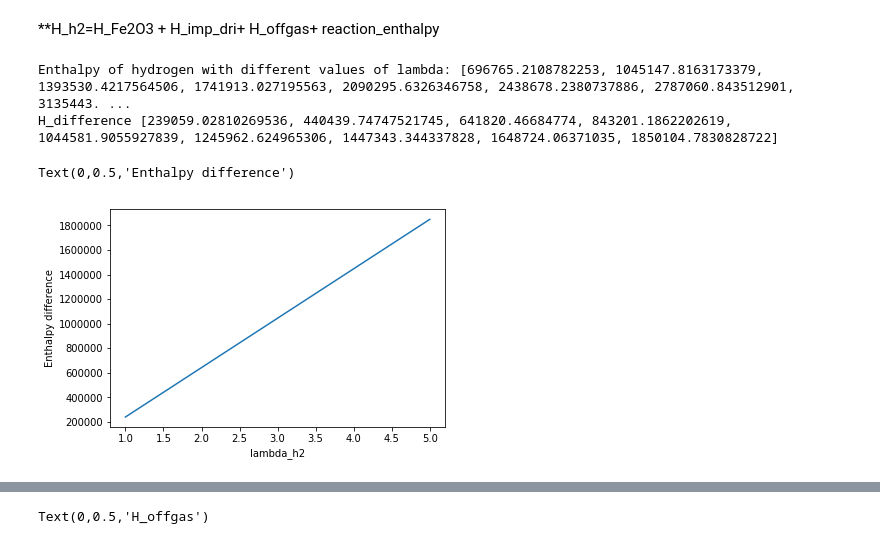
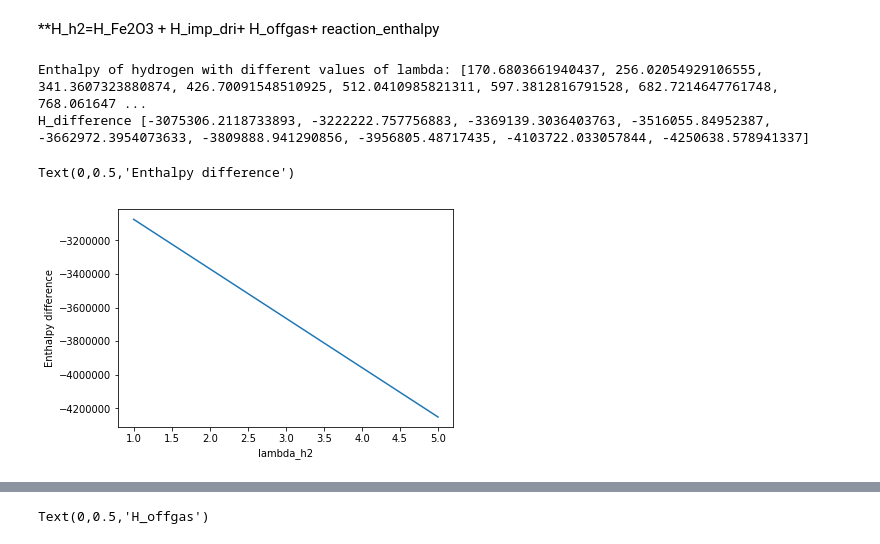
Before and after one commit to abhinavbhaskar/directreducediron, a Jupyter notebook: DRI Shaft furnace energy balance.ipynb, the cells around one changed output, grey strips where cells are left out. Cells and saved outputs as stored; diff of their text form; code cells hidden in the pictures.

```diff
--- a/DRI Shaft furnace energy balance.ipynb
+++ b/DRI Shaft furnace energy balance.ipynb
@@ -205,14 +190,18 @@ def H2_enthalpy_2(T):# T1 and T2 should be in the range of 1050-2500 K
     H=0
     H_t=A*t +(B*t*t)/2 +(C*t*t*t)/3 + (D*t*t*t*t)/4-(E/t)+F-H
     return H_t
-T1=298 # K Ambient temperature / Temperature of the incoming iron pellets
-T2=1173 # K Temperature of the iron ore for reduction process1
-if T2 in range(298,1001):
-    H2_En_per_mol=H2_enthalpy_1(T2)
-elif T2 in range(1001,2501):
-     H2_En_per_mol=H2_enthalpy_2(T2)
-mol_weight_H2=2.01588 #in grams
-mol_per_kg_H2=1000/mol_weight_H2 # Number of moles in one kg
-H2_EN_per_kg=(mol_per_kg_H2)*(H2_En_per_mol)
-print("Enthalpy per Kg of hydrogen in kJ/kg :",H2_EN_per_kg)
+H2_en_per_mol=[]
+H2_en_per_kg=[]
+T2=[1073,1123,1173,1198,1223,1248,1273,1298,1323,1373] # K Temperature of the hydrogen inlet in to the shaft reactor
+for i in range(9):
+    if T2[i] in range(298,1001):
+        H2_en_per_mol.append(H2_enthalpy_1(T2[i]))
+    elif T2[i] in range(1001,2501):
+        H2_en_per_mol.append(H2_enthalpy_2(T2[i]))
+    mol_weight_H2=2.01588 #in grams
+    mol_per_kg_H2=1000/mol_weight_H2 # Number of moles in one kg
+print(H2_en_per_mol)
+for j in range(9):
+    H2_en_per_kg.append(mol_per_kg_H2*H2_en_per_mol[j])
+print("Enthalpy per Kg of hydrogen in kJ/kg :",H2_en_per_kg)
 # %% [output]
@@ -241,7 +239,7 @@ Hydrogen required for 1 ton of iron production in the shaft furnace, stoichiomet
 # %%
 lambda_h2=[]
 
-for i in range(2,11):
+for i in range(2,12):
     print(i/2)
     lambda_h2.append(i/2) # Iteratively add values to the list of lambda_h2 to see the effect of increasing lambda_h2
 H2_actual_ts=(H2_per_ts*lambda_h2[1]) # Amount of actual hydrogen required for reduction of iron oxide to produce 1 ton of iron
@@ -294,7 +293,7 @@ water_tls=(mol_weight_H2O/mol_weight_fe)*1000
 print("Amount of water in the waste stream per ton of steel production",water_tls) #kg/tls
 ## Calculation of the hydrogen in the waste stream
 H2_waste_stream=[]
-for j in range(9):
+for j in range(10):
     H2_waste_stream.append(H2_per_ts*lambda_h2[j]-1) #Kg/tls
 print("Amount of hydrogen in the waste stream per ton of steel production",H2_waste_stream)
 # %% [output]
@@ -325,9 +326,12 @@ Enthalpy per Kg of Water in kJ/kg : 731.7594546013953
 # %%
-# Energy in the waste stream
+# Energy in the waste stream varying with lambda
 H_offgas=[]
-for k in range(9):
+for k in range(10):
     H_offgas.append((water_tls*H2O_EN_per_kg) +(H2_waste_stream[k]*H2_enthalpy_1(T_waste)*(1000/mol_weight_H2)))
 
 print("Energy in the waste stream in Kj/tls",H_offgas)
+plt.plot(lambda_h2,H_offgas,'o')
+plt.xlabel('lambda_h2')
+plt.ylabel('Offgas enthalpy in Kj/tls')
 # %% [output]
 Energy in the waste stream in Kj/tls [524631.2595159437, 671633.1455825341, 818635.0316491246, 965636.9177157152, 1112638.8037823057, 1259640.6898488959, 1406642.5759154866, 1553644.4619820772, 170064 ...
@@ -464,19 +405,21 @@ Energy exiting through the impurities contained in the solid stream at 600 C : 3
 # %%
 H_h2=[]
 for i in range(9):
-    H_h2.append(H2_per_ts*H2_EN_per_kg*lambda_h2[i]) # To find the value of input energy based on the variation in lambda
+    for j in range(9):
+         H_h2.append((H2_per_ts*H2_en_per_kg[i]*lambda_h2[j])/3600)# To find the value of input energy based on the variation in lambda
 print("Enthalpy of hydrogen with different values of lambda:",H_h2)
 
 H_difference=[] # Difference between the input energy and output energy as defined in the equation above
-for i in range(9):
-    H_difference.append((H_h2[i]+H_ore_heat-H_imp_dri-H_offgas[i]-dhr_per_ts)) # value in KJ This can also be understood as the losses
+for i in range(10):
+    for
+    H_difference.append((H_h2[i]-(H_ore_heat+H_imp_dri+H_offgas[i]+dhr_per_ts)) # value in KJ This can also be understood as the losses
 print("H_difference",H_difference)
 import matplotlib.pyplot as plt
 plt.plot(lambda_h2,H_difference)
 plt.xlabel('lambda_h2')
 plt.ylabel('Enthalpy difference')
 # %% [output]
-Enthalpy of hydrogen with different values of lambda: [696765.2108782253, 1045147.8163173379, 1393530.4217564506, 1741913.027195563, 2090295.6326346758, 2438678.2380737886, 2787060.843512901, 3135443. ...
-H_difference [239059.02810269536, 440439.74747521745, 641820.46684774, 843201.1862202619, 1044581.9055927839, 1245962.624965306, 1447343.344337828, 1648724.06371035, 1850104.7830828722]
+Enthalpy of hydrogen with different values of lambda: [170.6803661940437, 256.02054929106555, 341.3607323880874, 426.70091548510925, 512.0410985821311, 597.3812816791528, 682.7214647761748, 768.061647 ...
+H_difference [-3075306.2118733893, -3222222.757756883, -3369139.3036403763, -3516055.84952387, -3662972.3954073633, -3809888.941290856, -3956805.48717435, -4103722.033057844, -4250638.578941337]
 Text(0,0.5,'Enthalpy difference')
-[figure, old version]
+[figure, new version]
```
Also changed, not shown: parts of 22 cells of this notebook.
